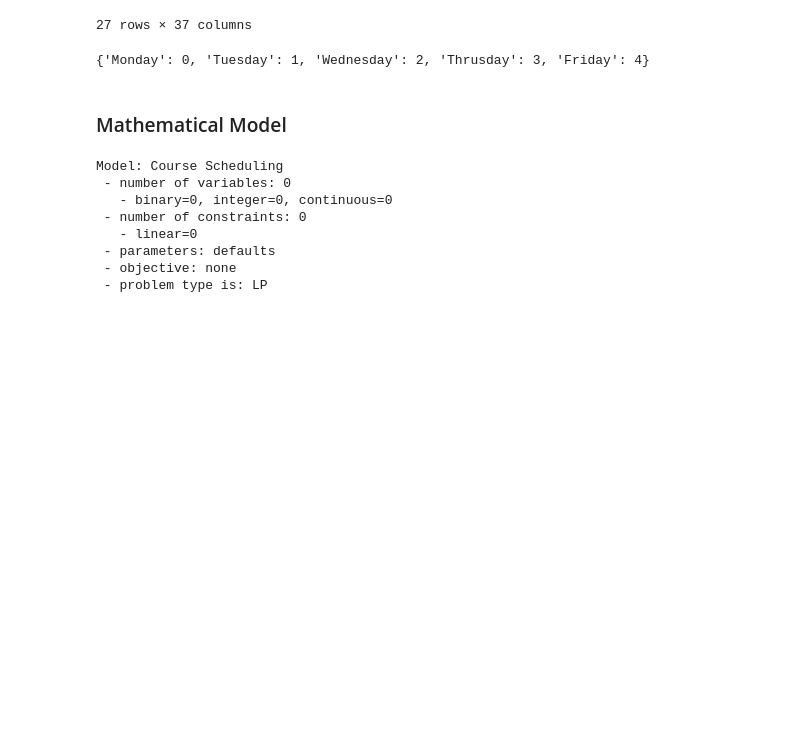
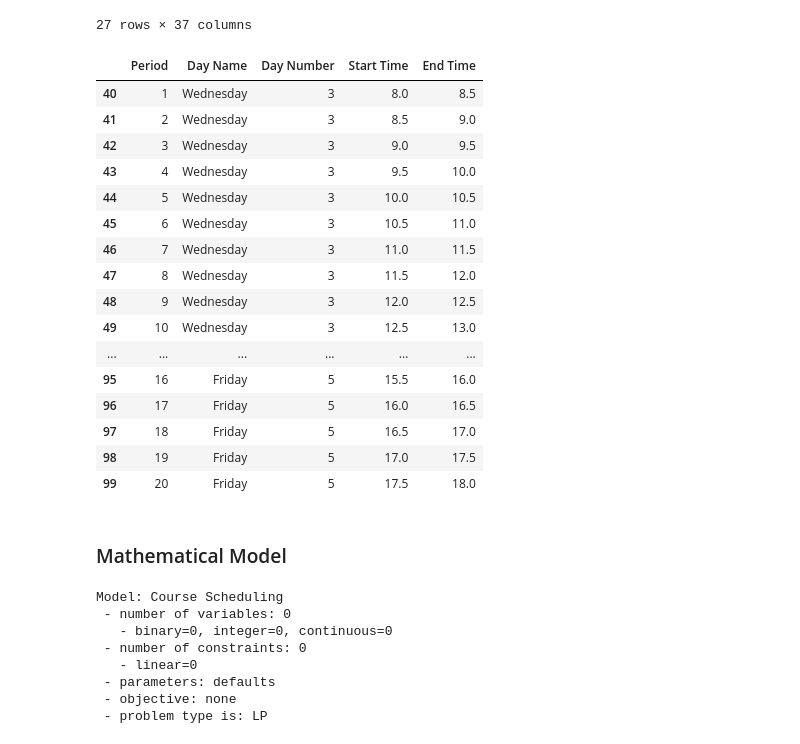
Before and after one commit to isossa/MATH4320, a Jupyter notebook: Project 1/Project 1 Submission.ipynb, the cells around one changed output. Cells and saved outputs as stored; diff of their text form; code cells hidden in the pictures; blank space fills up the shorter version.

```diff
--- a/Project 1/Project 1 Submission.ipynb
+++ b/Project 1/Project 1 Submission.ipynb
@@ -207,12 +185,49 @@ display(preferences_df)
 | 25 | ENTOM | Sarah Zukoff | 0 | 0 | 0 | 0 | 0 | ... |
 | 26 | ENTOM | Ludek Zurek | 6 | 0 | 9 | 0 | 1 | ... |
 27 rows × 37 columns
-# %%
-days = ['Monday', 'Tuesday', 'Wednesday', 'Thrusday', 'Friday']
-days_of_weeks = dict(zip(days, range(0, 5)))
-days_of_weeks
-# %% [output]
-{'Monday': 0, 'Tuesday': 1, 'Wednesday': 2, 'Thrusday': 3, 'Friday': 4}
+# %%
+def get_period_df() -> pd.DataFrame:
+    '''Create a dataframe with days'''
+    days = ['Monday', 'Tuesday', 'Wednesday', 'Thrusday', 'Friday']
+    days_of_weeks = dict(zip(days, range(1, 6)))
+    days_of_weeks
+
+    result = pd.DataFrame(columns=['Period', 'Day'])
+    start = 1
+    day_digits = []
+    day_names = []
+    for day, day_digit in days_of_weeks.items():
+        day_names.extend([day] * 20)
+        day_digits.extend([day_digit] * 20)
+
+    start_hour = 8
+    end_hour = 18
+    start_time = [x * 0.5 for x in range(2*start_hour, 2*end_hour)] * len(days)
+    end_time = [x * 0.5 for x in range(2*start_hour + 1, 2*end_hour + 1)] * len(days)
+
+
+    return pd.DataFrame.from_dict({'Period' : list(range(1, 21)) * 5, 'Day Name' : day_names, 'Day Number' : day_digits,
+                                   'Start Time' : start_time, 'End Time' : end_time})
+
+get_period_df().tail(60)
+# %% [output]
+|  | Period | Day Name | Day Number | Start Time | End Time |
+| 40 | 1 | Wednesday | 3 | 8.0 | 8.5 |
+| 41 | 2 | Wednesday | 3 | 8.5 | 9.0 |
+| 42 | 3 | Wednesday | 3 | 9.0 | 9.5 |
+| 43 | 4 | Wednesday | 3 | 9.5 | 10.0 |
+| 44 | 5 | Wednesday | 3 | 10.0 | 10.5 |
+| 45 | 6 | Wednesday | 3 | 10.5 | 11.0 |
+| 46 | 7 | Wednesday | 3 | 11.0 | 11.5 |
+| 47 | 8 | Wednesday | 3 | 11.5 | 12.0 |
+| 48 | 9 | Wednesday | 3 | 12.0 | 12.5 |
+| 49 | 10 | Wednesday | 3 | 12.5 | 13.0 |
+| ... | ... | ... | ... | ... | ... |
+| 95 | 16 | Friday | 5 | 15.5 | 16.0 |
+| 96 | 17 | Friday | 5 | 16.0 | 16.5 |
+| 97 | 18 | Friday | 5 | 16.5 | 17.0 |
+| 98 | 19 | Friday | 5 | 17.0 | 17.5 |
+| 99 | 20 | Friday | 5 | 17.5 | 18.0 |
 # %% [markdown]
 ### Mathematical Model
 # %%
```
Also changed, not shown: parts of 5 cells of this notebook.
